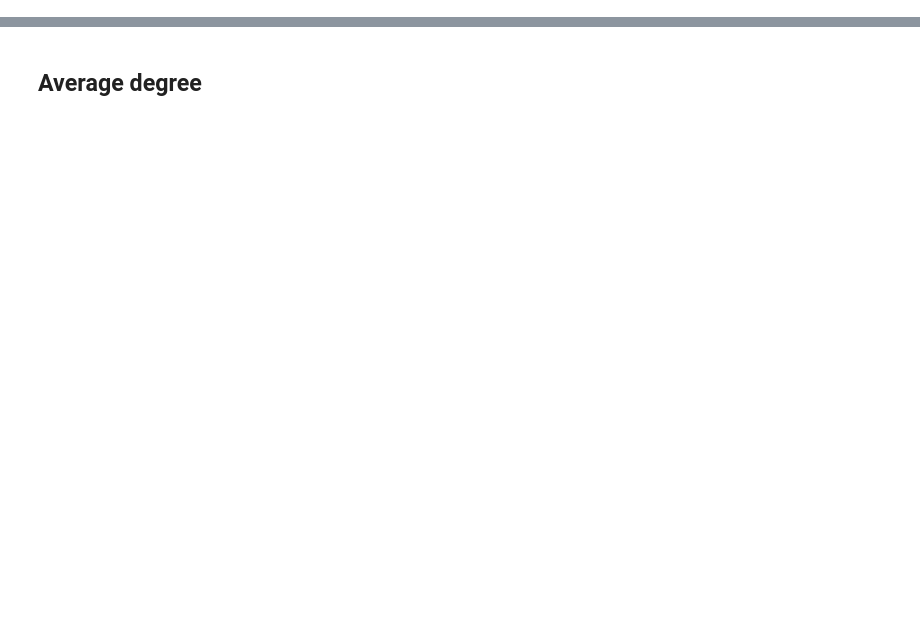
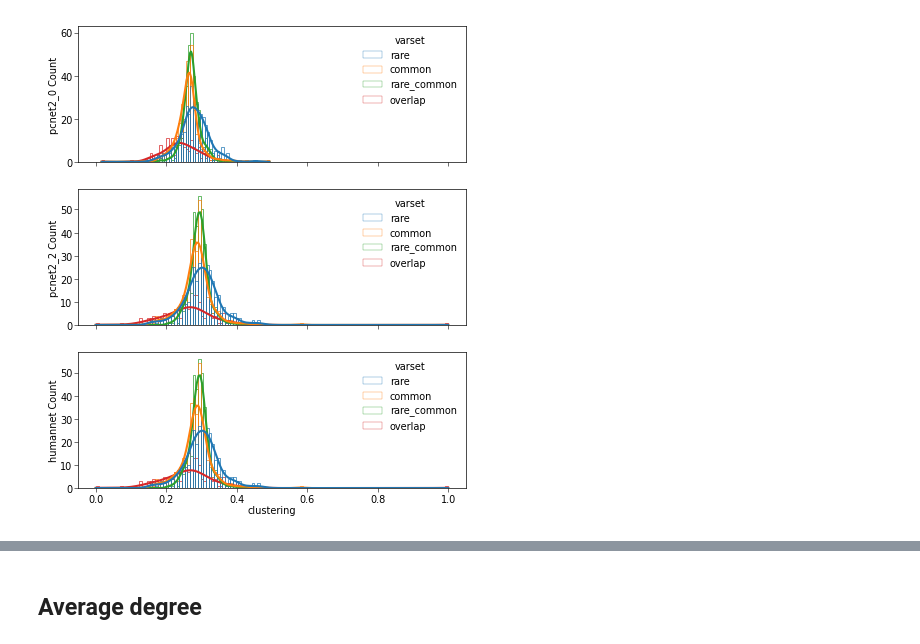
Before and after one commit to sarah-n-wright/CARVA, a Jupyter notebook: Notebooks/GenesetFeatures.ipynb, the cells around one changed output, grey strips where cells are left out. Drawn from its saved outputs; the diff is of its cells as text; code cells hidden in the pictures; blank space fills up the shorter version.

```diff
--- a/Notebooks/GenesetFeatures.ipynb
+++ b/Notebooks/GenesetFeatures.ipynb
@@ -10,0 +94,4 @@ import ndex2
+# %%
+plot_histograms_by_network(results_df, networks, 'clustering')
+# %% [output]
+[figure, added]
```
Also changed, not shown: parts of 72 cells of this notebook, 57 other files.
